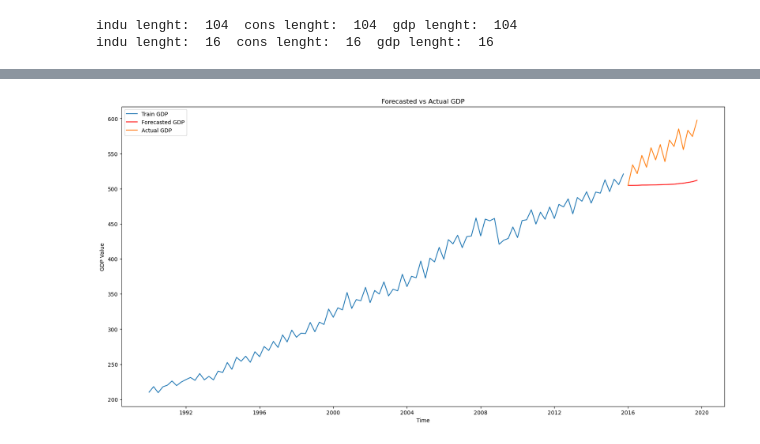
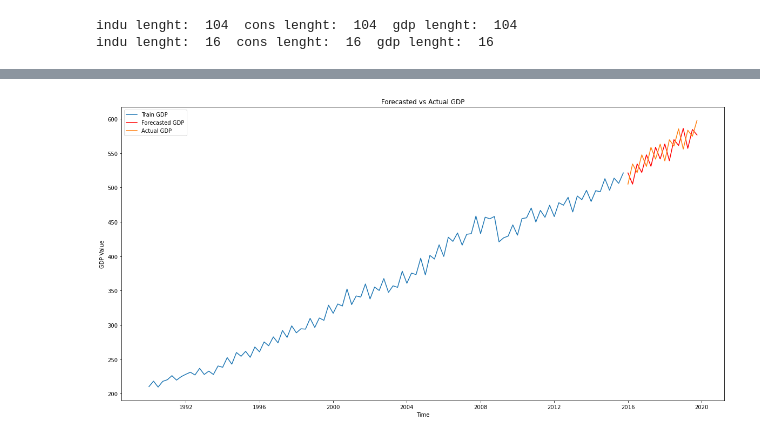
Before and after one commit to Madstn77/ML_Forecasting, a Jupyter notebook: One-step Forecasting/Sentiment_Survey_Single_Q_Models/Pre-Covid models/Pre-Covid LSTM model.ipynb, the cells around one changed output, grey strips where cells are left out. Drawn from its saved outputs; the diff is of its cells as text; code cells hidden in the pictures.

```diff
--- a/One-step Forecasting/Sentiment_Survey_Single_Q_Models/Pre-Covid models/Pre-Covid LSTM model.ipynb
+++ b/One-step Forecasting/Sentiment_Survey_Single_Q_Models/Pre-Covid models/Pre-Covid LSTM model.ipynb
@@ -35,4 +34,7 @@ dtype: object
 # %%
+#We know that gdp is not stationary, so we will take the first difference
+gdp['Value_diff'] = gdp['Value'].diff().fillna(0)
+
 #Using the period 1990-2015 for training and 2016-2020 for testing
 indu_train = indu[(indu['Time'] >= '1990-01-01') & (indu['Time'] < '2016-01-01')]
 cons_train = cons[(cons['Time'] >= '1990-01-01') & (cons['Time'] < '2016-01-01')]
@@ -45,10 +47,6 @@ gdp_test = gdp[(gdp['Time'] >= '2016-01-01') & (gdp['Time'] < '2020-01-01')]
 #Printing the length of the training and testing data
 print("indu lenght: ", len(indu_train), " cons lenght: ", len(cons_train)," gdp lenght: ", len(gdp_train))
 print("indu lenght: ", len(indu_test), " cons lenght: ", len(cons_test)," gdp lenght: ", len(gdp_test))
-
-#Since gdp is not stationary, we will take the first difference
-gdp_train['Value_diff'] = gdp_train['Value'].diff().fillna(0)
-gdp_test['Value_diff'] = gdp_test['Value'].diff().fillna(0)
 # %% [output]
 indu lenght:  104  cons lenght:  104  gdp lenght:  104
 indu lenght:  16  cons lenght:  16  gdp lenght:  16
@@ -82,7 +80,8 @@ exog_test_reshaped = exog_test.values.reshape((exog_test.shape[0], 1, exog_test.
 # Extract the essential variables
 endog_train = gdp_train['Value_diff'] # Differenced GDP for training
 endog_test = gdp_test['Value_diff'] # Differenced GDP for further training contiously in the one step ahead prediction
-endog_test_actuals = gdp_test['Value'] # Actual GDP for testing
+endog_train_actuals = gdp_train['Value'] # Actual GDP for training and to normalize the predictions
+endog_test_actuals = gdp_test['Value'] # Actual GDP for testing and to normalize the predictions
 
 # Initialize an array to store predictions
 y_preds = []
@@ -98,34 +97,39 @@ model.compile(optimizer=Adam(), loss=MeanSquaredError())
 
 # Train the model and predict one step ahead for each observation in the test set
 for i in range(len(exog_test_reshaped)):
-    # Extract current test data point
-    current_exog = exog_test_reshaped[[i]]
 
     # Train the model on both train and test data up until the current period
     train_exog = np.concatenate((exog_train_reshaped, exog_test_reshaped[:i]), axis=0)
     train_endog = pd.concat([endog_train, endog_test.iloc[:i]], axis=0)
+    norm_endog = pd.concat([endog_train_actuals, endog_test_actuals.iloc[:i]], axis=0)
 
-    # Train the model
+    # Train the model only on historical data up to the current iteration
     model.fit(train_exog, train_endog, epochs=1, batch_size=32, verbose=0)
 
     # Predict one step ahead
-    y_pred = model.predict(current_exog)
+    y_pred = model.predict(exog_test_reshaped[[i]])
+
+    # Normalize the prediction back to the original scale
+    y_pred = y_pred + norm_endog.iloc[-1]
+
+    #Append the prediction to the list
     y_preds.append(y_pred)
 
 # Convert the list of predictions to a numpy array
 y_preds = np.array(y_preds)
 
-# Reverse the first difference and cumulative sum to get actual values
-y_preds_norm = np.cumsum(y_preds) + gdp_test['Value'].iloc[0]
+#Removing the extra dimension
+# Reshape predictions back to 2D array
+y_preds = np.squeeze(y_preds)
 
 # Calculating the RMSE
-rmse_value = rmse(endog_test_actuals, y_preds_norm)
+rmse_value = rmse(endog_test_actuals, y_preds)
 # Calculating the MAPE
-mape_value = mean_absolute_percentage_error(endog_test_actuals, y_preds_norm)*100 #Multiplying by 100 to get the percentage
+mape_value = mean_absolute_percentage_error(endog_test_actuals, y_preds)*100 #Multiplying by 100 to get the percentage
 
 print("The RMSE of the model is:", rmse_value)
 print("The MAPE of the model is:", mape_value)
 
-#The RMSE of the model is: 53. The model is not very accurate.
-#The MAPE is 8,4%.
+#The RMSE of the model is: 22,5.
+#The MAPE is 3,9%.
 # %% [output]
@@ -150,13 +154,13 @@ The MAPE of the model is: 8.397704350747096
 # %%
 # Plotting the results against the actual values
 plt.figure(figsize=(20,10))
-plt.plot(gdp_train['Time'], gdp_train['Value'], label='Train GDP')
-plt.plot(gdp_test['Time'], y_preds_norm, label='Forecasted GDP', color='red')
-plt.plot(gdp_test['Time'], gdp_test['Value'], label='Actual GDP')
+plt.plot(gdp_train['Time'].to_numpy(), gdp_train['Value'].to_numpy(), label='Train GDP')
+plt.plot(gdp_test['Time'].to_numpy(), y_preds, label='Forecasted GDP', color='red')
+plt.plot(gdp_test['Time'].to_numpy(), gdp_test['Value'].to_numpy(), label='Actual GDP')
 plt.xlabel('Time')
 plt.ylabel('GDP Value')
 plt.title('Forecasted vs Actual GDP')
 plt.legend(loc='upper left')
 plt.show()
 # %% [output]
-[figure, old version]
+[figure, new version]
```
Also changed, not shown: parts of 2 cells of this notebook, 11 other files.
